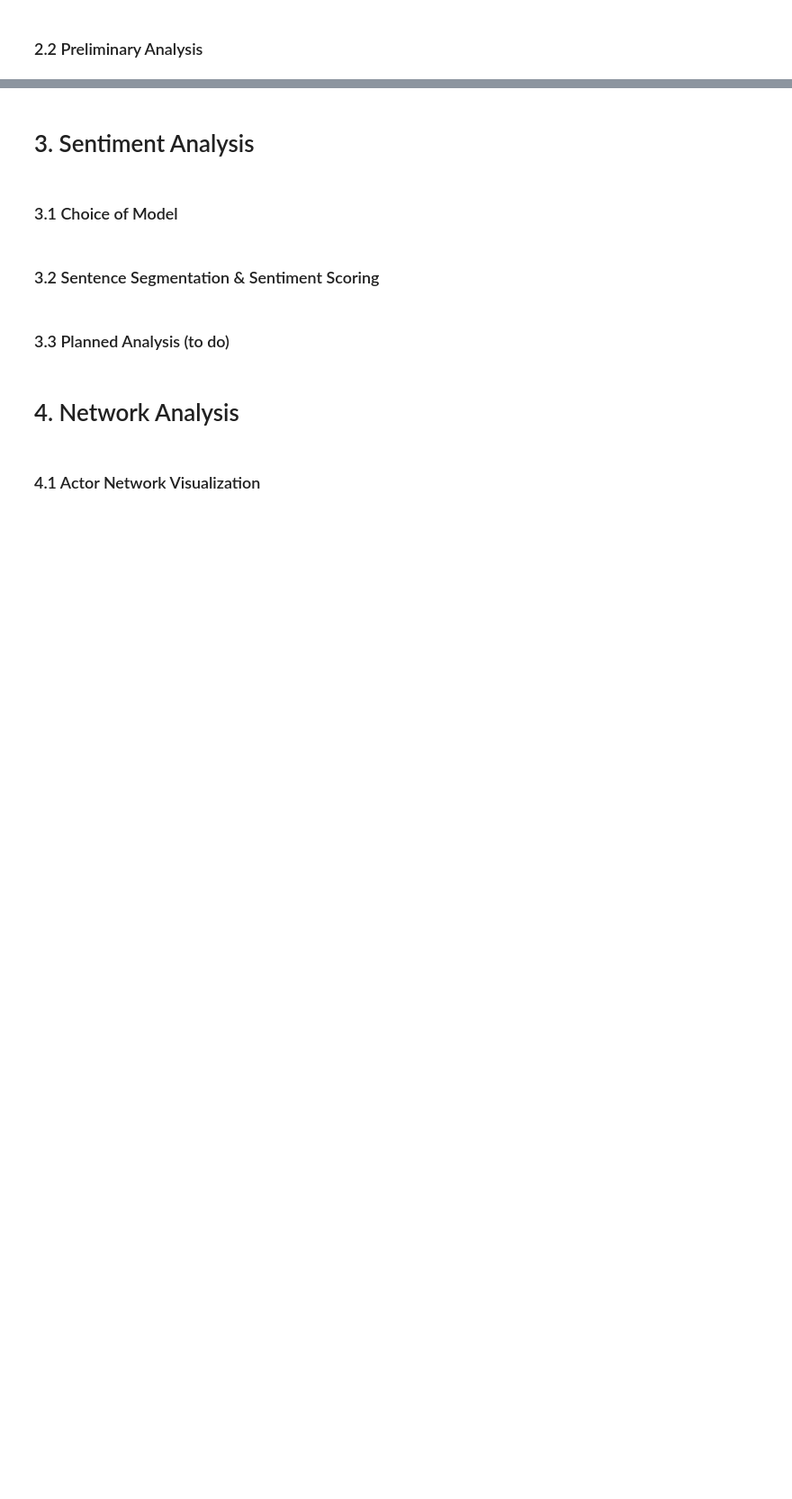
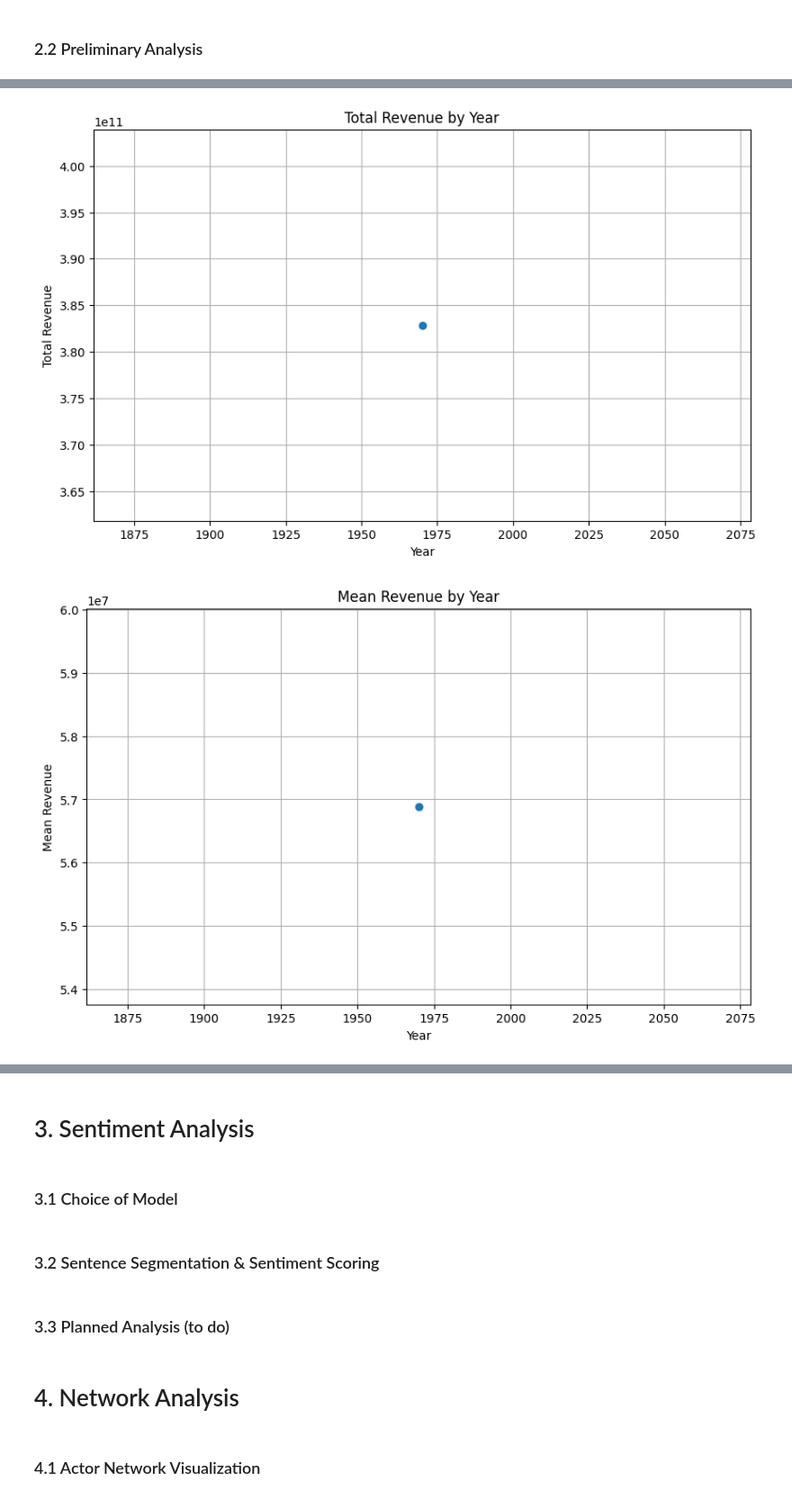
Before and after one commit to epfl-ada/ada-2024-project-spaghetti-raclette-tangyuan-horizon-nexus, a Jupyter notebook: results.ipynb, the cells around one changed output, grey strips where cells are left out. Shown at 90% size. Saved outputs shown, nothing was run; the diff lists cells and outputs as text; code cells hidden in the pictures; blank space fills up the shorter version.

Commit message:
revenue

```diff
--- a/results.ipynb
+++ b/results.ipynb
@@ -145,0 +160,49 @@ Movie Metadata:
+# %%
+df_simple_revenu = movie_metadata_df
+df_simple_revenu['release_date'] = pd.to_datetime(df_simple_revenu['release_date'], errors='coerce')
+df_simple_revenu['release_date'] = df_simple_revenu['release_date'].dt.year
+
+yearly_revenue_sum = df_simple_revenu.groupby('release_date')['revenue'].sum()
+yearly_revenue_mean = df_simple_revenu.groupby('release_date')['revenue'].mean()
+yearly_revenue_median = df_simple_revenu.groupby('release_date')['revenue'].median()
+
+import matplotlib.pyplot as plt
+
+# Graphe total revenu
+plt.figure(figsize=(10, 6))
+plt.plot(yearly_revenue_sum.index, yearly_revenue_sum.values, marker='o', linestyle='-')
+plt.title('Total Revenue by Year')
+plt.xlabel('Year')
+plt.ylabel('Total Revenue')
+plt.grid(True)
+plt.show()
+
+# Graphe Yearly Revenue Mean
+plt.figure(figsize=(10, 6))
+plt.plot(yearly_revenue_mean.index, yearly_revenue_mean.values, marker='o', linestyle='-')
+plt.title('Mean Revenue by Year')
+plt.xlabel('Year')
+plt.ylabel('Mean Revenue')
+plt.grid(True)
+plt.show()
+
+# Yearly Revenue Median
+plt.figure(figsize=(10, 6))
+plt.plot(yearly_revenue_median.index, yearly_revenue_median.values, marker='o', linestyle='-')
+plt.title('Median Revenue by Year')
+plt.xlabel('Year')
+plt.ylabel('Median Revenue')
+plt.grid(True)
+plt.show()
+
+# Individual Revenues
+plt.figure(figsize=(10, 6))
+plt.scatter(df_simple_revenu['release_date'], df_simple_revenu['revenue'], color='red', alpha=0.6, label='Individual Revenues')
+plt.title('Revenue by Year')
+plt.xlabel('Year')
+plt.ylabel('Revenue')
+plt.grid(True)
+plt.show()
+# %% [output]
+[figure, added]
+[figure, added]
```
Also changed, not shown: parts of 8 cells of this notebook.
